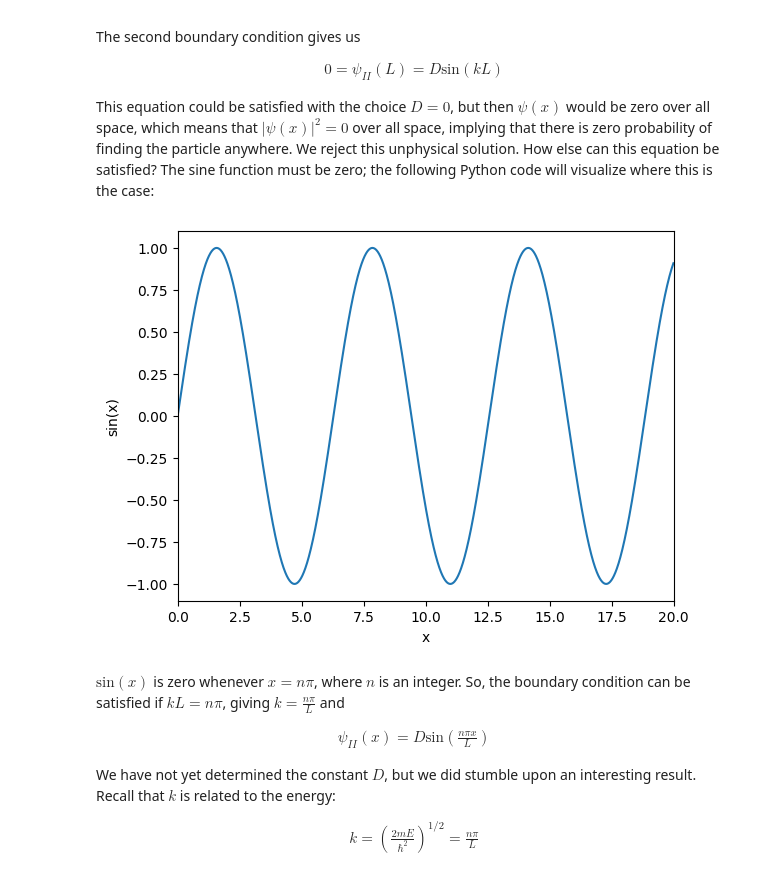
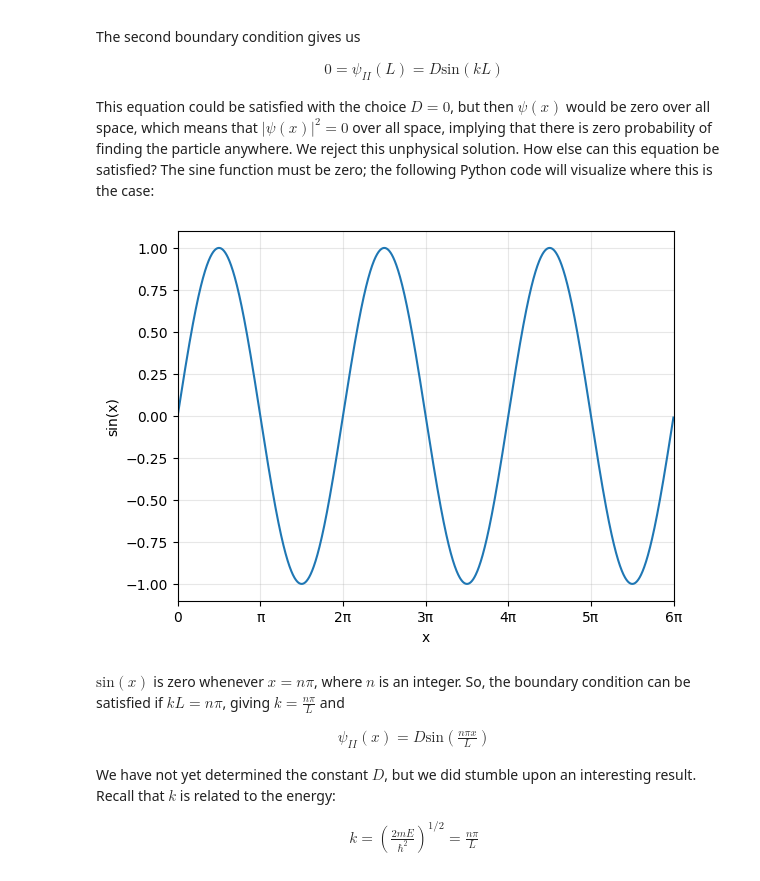
Before and after one commit to FoleyLab/chem3141-book, a Jupyter notebook: _sources/content/lecture_notes/translation.ipynb, the cells around one changed output. Saved outputs shown, nothing was run; the diff lists cells and outputs as text; code cells hidden in the pictures.

```diff
--- a/_sources/content/lecture_notes/translation.ipynb
+++ b/_sources/content/lecture_notes/translation.ipynb
@@ -446,20 +568,30 @@ $$\begin{align}
 
 This equation could be satisfied with the choice $D = 0$, but then $\psi(x)$ would be zero over all space, which means that $|\psi(x)|^2 = 0$ over all space, implying that there is zero probability of finding the particle anywhere. We reject this unphysical solution. How else can this equation be satisfied? The sine function must be zero; the following Python code will visualize where this is the case:
 # %%
+
 import numpy as np
 import matplotlib.pyplot as plt
 
-x = np.arange(0, 20, 0.01)
+# Generate x values from 0 to 6π
+x = np.arange(0, 6*np.pi, 0.01)
 sin_x = np.sin(x)
 
 plt.figure()
 plt.plot(x, sin_x)
-plt.xlim(0, 20)
+plt.xlim(0, 6*np.pi)
 plt.ylabel('sin(x)')
 plt.xlabel('x')
+
+# Set x-axis ticks at multiples of π
+pi_ticks = np.arange(0, 7) * np.pi  # 0, π, 2π, 3π, 4π, 5π, 6π
+pi_labels = ['0', 'π', '2π', '3π', '4π', '5π', '6π']
+
+plt.xticks(pi_ticks, pi_labels)
+plt.grid(True, alpha=0.3)
+
 plt.show()
 # %% [output]
-[figure, old version]
+[figure, new version]
 # %% [markdown]
 $\text{sin}(x)$ is zero whenever $x = n \pi$, where $n$ is an integer. So, the boundary condition can be satisfied if $kL = n\pi$, giving $k = \frac{n\pi}{L}$ and
 
```
Also changed, not shown: parts of 9 cells of this notebook, 24 other files.
